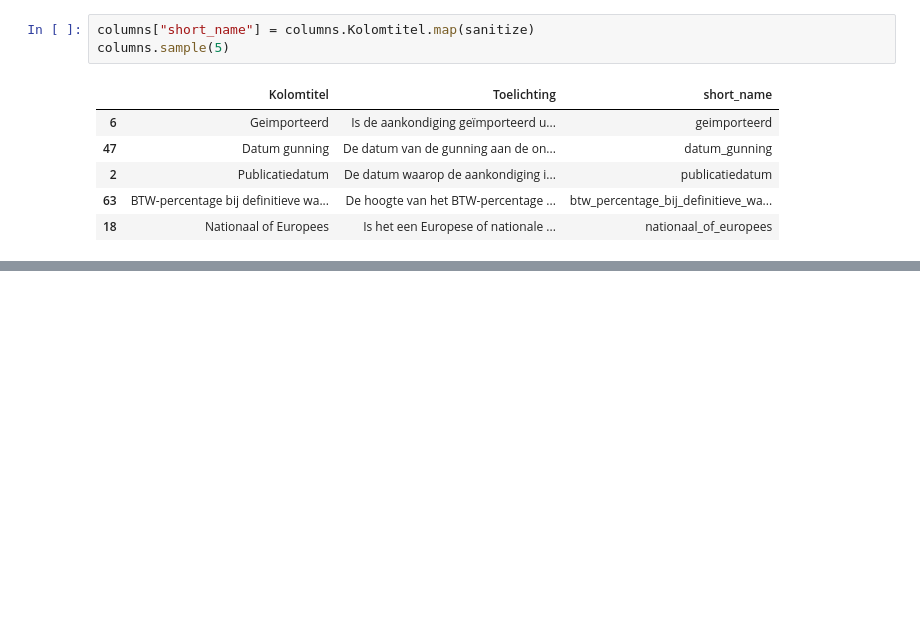
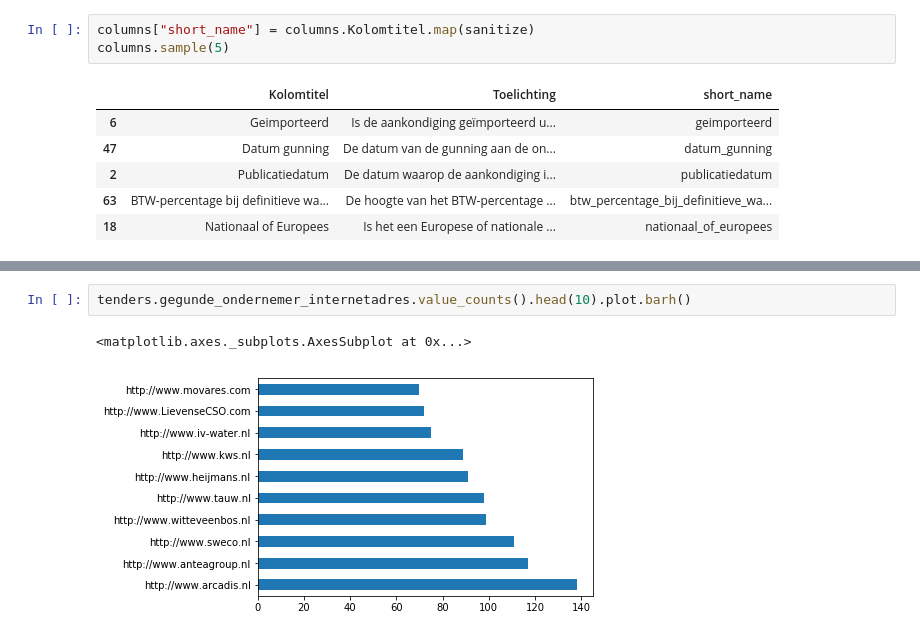
Before and after one commit to Gijs-Koot/acchack2017-tendercheck-analysis, a Jupyter notebook: tender_cleanup.ipynb, the cells around one changed output, grey strips where cells are left out. Drawn from its saved outputs; the diff is of its cells as text; blank space fills up the shorter version.

```diff
--- a/tender_cleanup.ipynb
+++ b/tender_cleanup.ipynb
@@ -147,0 +242,5 @@ x.difference(y), y.difference(x)
+# %%
+tenders.gegunde_ondernemer_internetadres.value_counts().head(10).plot.barh()
+# %% [output]
+<matplotlib.axes._subplots.AxesSubplot at 0x...>
+[figure, added]
```
Also changed, not shown: parts of 21 cells of this notebook, 6 other files.
